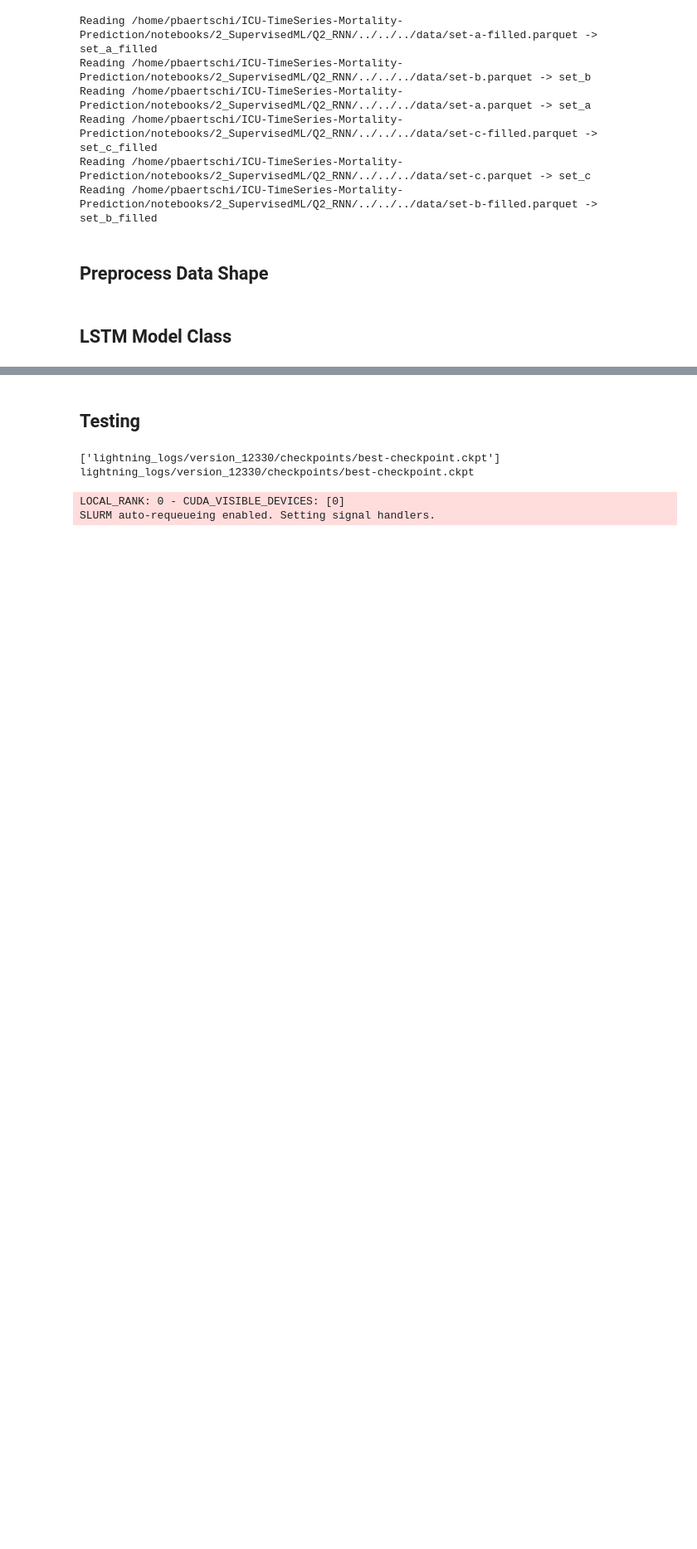
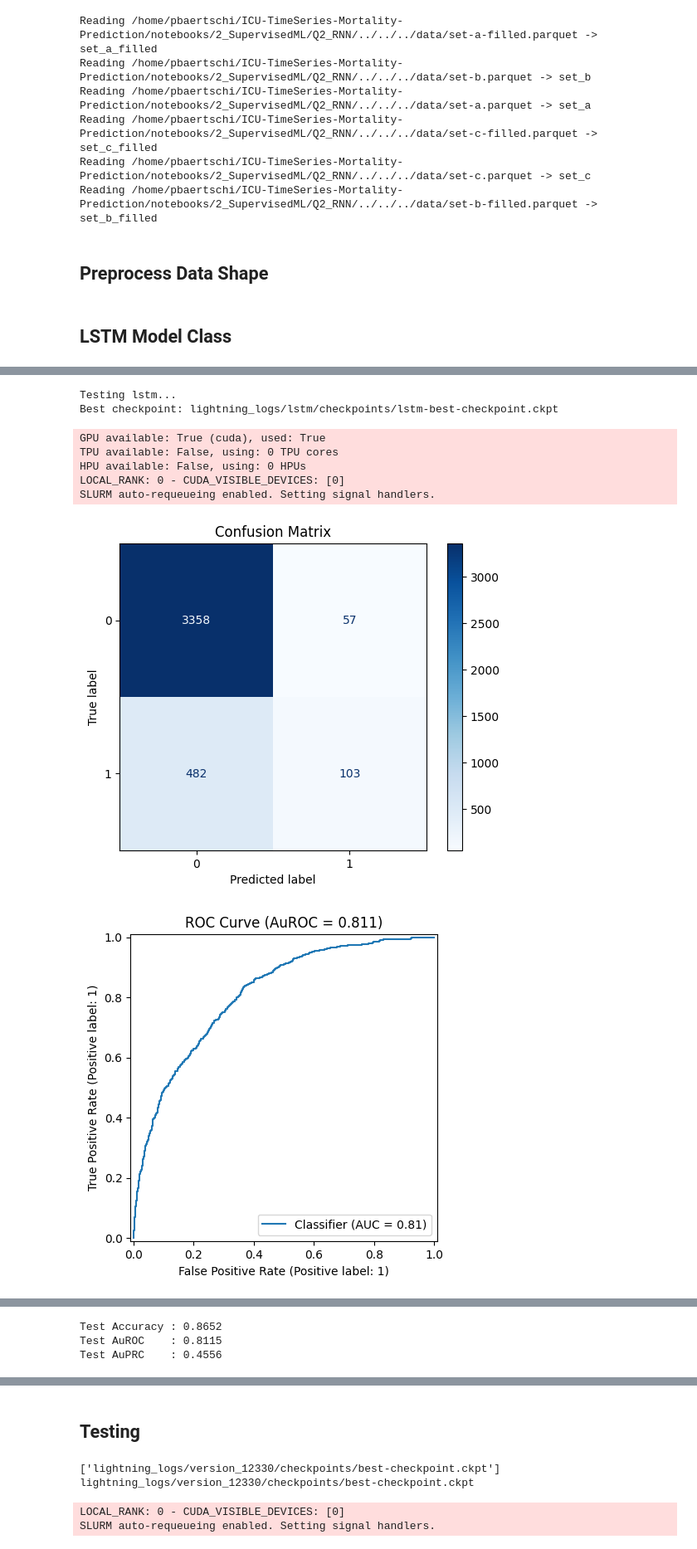
Before and after one commit to pascalbartschi/ICU-TimeSeries-Mortality-Prediction, a Jupyter notebook: notebooks/2_SupervisedML/Q2_RNN/Q2_RNN.ipynb, the cells around one changed output, grey strips where cells are left out. Shown at 83% size. Cells and saved outputs as stored; diff of their text form; code cells hidden in the pictures; blank space fills up the shorter version.

Commit message:
Implement BiLSTM to compare with LSTM

```diff
--- a/notebooks/2_SupervisedML/Q2_RNN/Q2_RNN.ipynb
+++ b/notebooks/2_SupervisedML/Q2_RNN/Q2_RNN.ipynb
@@ -270,19 +297,0 @@ class LSTMClassifier(pl.LightningModule):
-# %%
-# Callbacks for trainer
-early_stop_callback = EarlyStopping(monitor='val_loss', patience=10, verbose=True, mode='min')
-lr_monitor = LearningRateMonitor(logging_interval='epoch')
-checkpoint_callback = ModelCheckpoint(monitor='val_loss', mode='min', save_top_k=1, verbose=True, filename='best-checkpoint')
-
-# Instantiate
-feature_cols = dynamic_vars + stationary_vars
-datamodule = TimeSeriesDataModule(feature_cols=feature_cols, batch_size=64)
-model = LSTMClassifier(input_size=len(feature_cols), hidden_size=64, num_layers=2)
-
-# Trainer
-trainer = pl.Trainer(
-    max_epochs=20,
-    callbacks=[early_stop_callback, lr_monitor, checkpoint_callback],
-    log_every_n_steps=10,
-    accelerator="auto",
-    devices="auto"
-)
@@ -330,0 +343,8 @@ Epoch 10, global step 693: 'val_loss' was not in top 1
+# %%
+# Setup
+feature_cols = dynamic_vars + stationary_vars
+input_size = len(feature_cols)
+datamodule = TimeSeriesDataModule(feature_cols=feature_cols, batch_size=64)
+# %%
+# Train both models
+train_model(LSTMClassifier, "lstm", datamodule, input_size)
@@ -330,0 +389,2 @@ Epoch 10, global step 693: 'val_loss' was not in top 1
+# %%
+train_model(BiLSTMClassifier, "bilstm", datamodule, input_size)
@@ -330,0 +428,14 @@ Epoch 10, global step 693: 'val_loss' was not in top 1
+# %%
+# Test both models
+test_model(LSTMClassifier, "lstm", datamodule)
+test_model(BiLSTMClassifier, "bilstm", datamodule)
+# %% [output]
+Testing lstm...
+Best checkpoint: lightning_logs/lstm/checkpoints/lstm-best-checkpoint.ckpt
+GPU available: True (cuda), used: True
+TPU available: False, using: 0 TPU cores
+HPU available: False, using: 0 HPUs
+LOCAL_RANK: 0 - CUDA_VISIBLE_DEVICES: [0]
+SLURM auto-requeueing enabled. Setting signal handlers.
+[figure, added]
+[figure, added]
@@ -330,0 +443,3 @@ Epoch 10, global step 693: 'val_loss' was not in top 1
+Test Accuracy : 0.8652
+Test AuROC    : 0.8115
+Test AuPRC    : 0.4556
```
Also changed, not shown: parts of 9 cells of this notebook.
